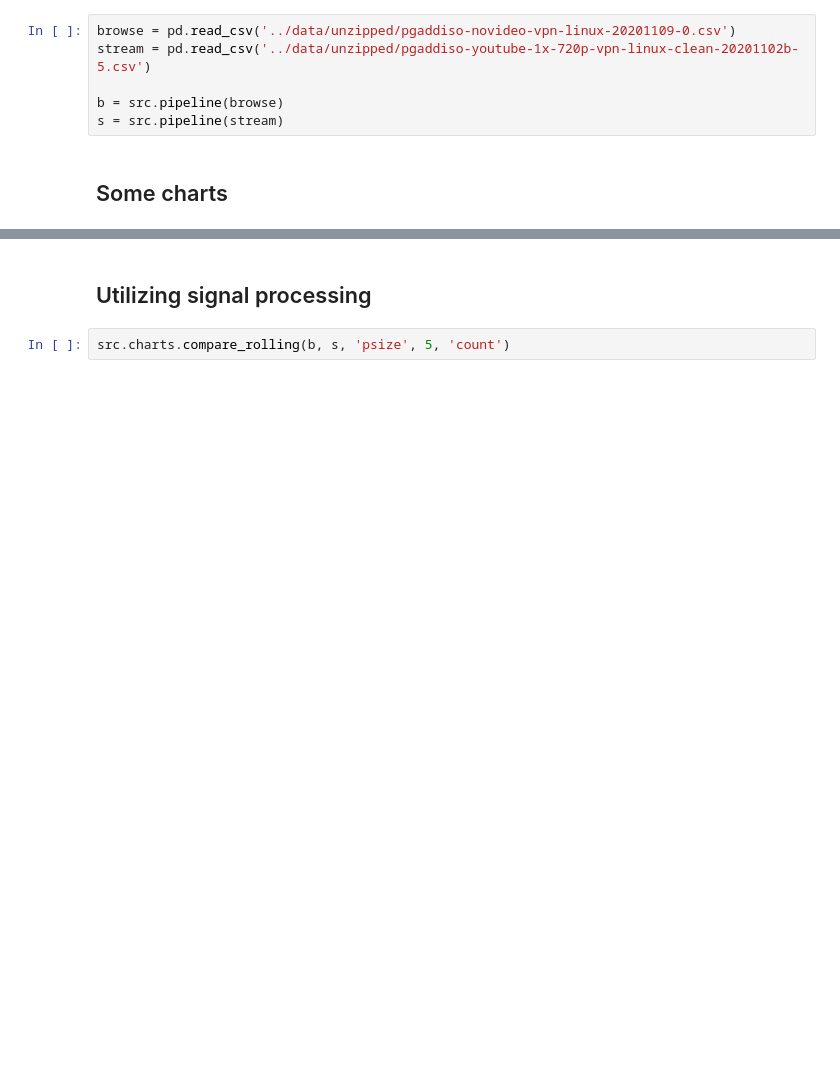
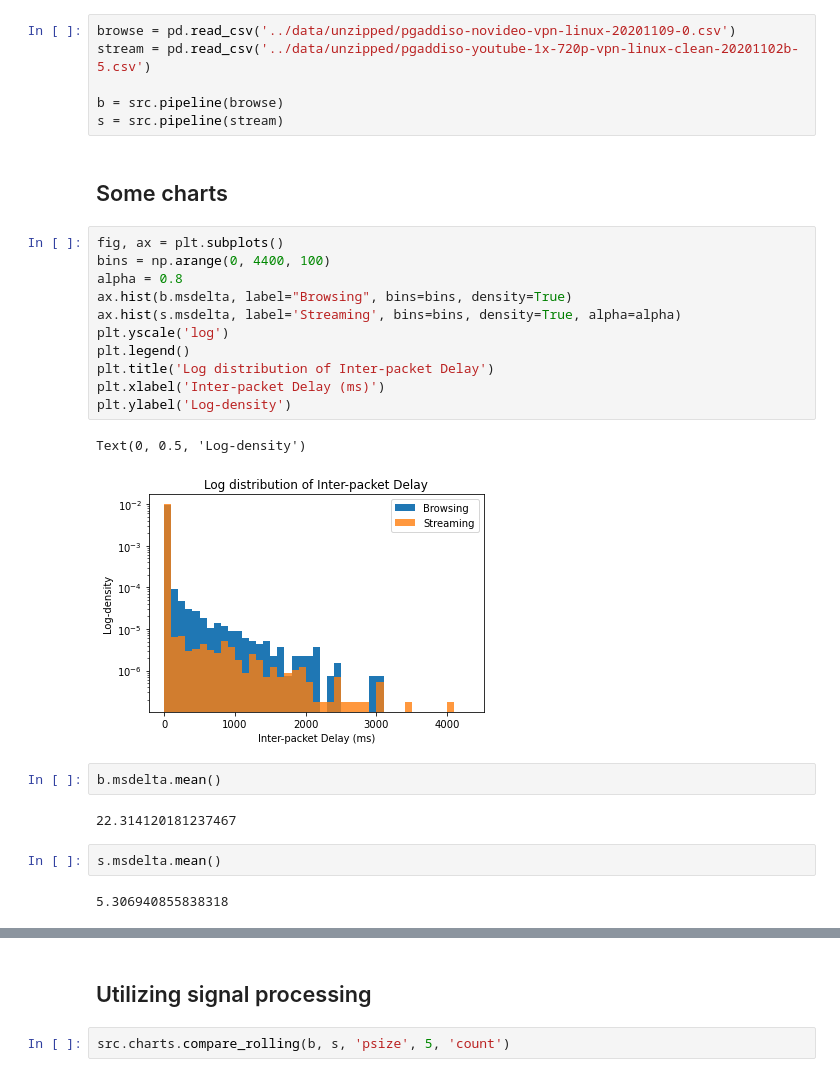
Before and after one commit to parkeraddison/flowpic-replication, a Jupyter notebook: notebooks/4_feature-exploration.ipynb, the cells around one changed output, grey strips where cells are left out. Saved outputs shown, nothing was run; the diff lists cells and outputs as text; blank space fills up the shorter version.

```diff
--- a/notebooks/4_feature-exploration.ipynb
+++ b/notebooks/4_feature-exploration.ipynb
@@ -16,3 +16,25 @@ b = src.pipeline(browse)
 s = src.pipeline(stream)
 # %% [markdown]
 ## Some charts
+# %%
+fig, ax = plt.subplots()
+bins = np.arange(0, 4400, 100)
+alpha = 0.8
+ax.hist(b.msdelta, label="Browsing", bins=bins, density=True)
+ax.hist(s.msdelta, label='Streaming', bins=bins, density=True, alpha=alpha)
+plt.yscale('log')
+plt.legend()
+plt.title('Log distribution of Inter-packet Delay')
+plt.xlabel('Inter-packet Delay (ms)')
+plt.ylabel('Log-density')
+# %% [output]
+Text(0, 0.5, 'Log-density')
+[figure, added]
+# %%
+b.msdelta.mean()
+# %% [output]
+22.314120181237467
+# %%
+s.msdelta.mean()
+# %% [output]
+5.306940855838318
```
Also changed, not shown: parts of 8 cells of this notebook, 13 other files.
